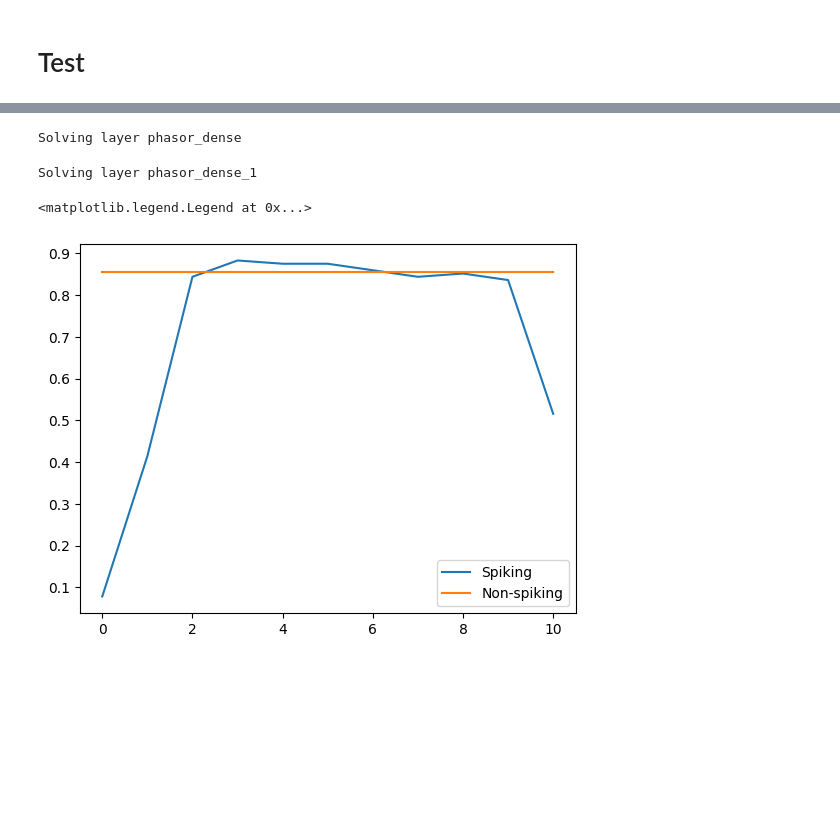
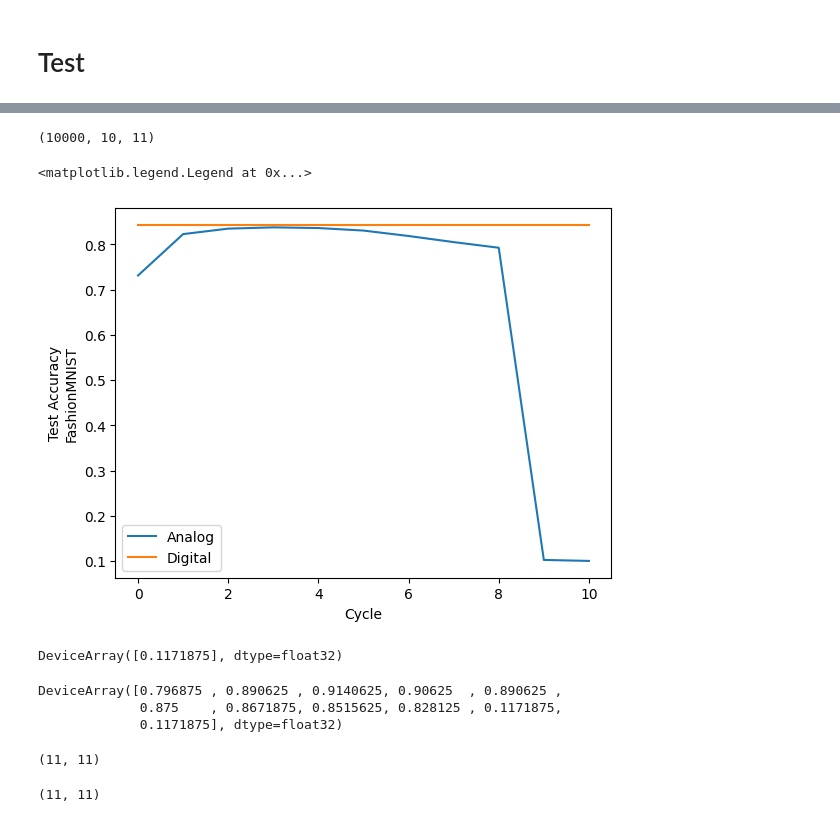
Before and after one commit to wilkieolin/phasor_jax, a Jupyter notebook: fashion test mlp.ipynb, the cells around one changed output, grey strips where cells are left out. Drawn from its saved outputs; the diff is of its cells as text; code cells hidden in the pictures; blank space fills up the shorter version.

```diff
--- a/fashion test mlp.ipynb
+++ b/fashion test mlp.ipynb
@@ -166,2 +199,0 @@ Test set accuracy is  0.8433
-# %%
-b = next(iter(test_ds))
@@ -217,0 +214,3 @@ plt.plot(test_acc * np.ones_like(test_acc_spk), label="Atemporal")
+# %%
+eval_fn_spk = lambda x: model.apply(params_t, key, x, spiking=True,)
+phase = eval_fn_spk(x)
@@ -319,13 +223,17 @@ Text(0.5, 1.0, 'Post-Train Phases')
-# %%
-accs = accuracy_quadrature(model, key, params_t, x, y, spiking=True)
-spiking_acc = jnp.mean(accs, axis=1)
-# %% [output]
-Solving layer phasor_dense
-Solving layer phasor_dense_1
-# %%
-plt.plot(spiking_acc, label="Spiking")
-plt.plot(jnp.ones_like(spiking_acc)* jnp.mean(preds), label="Non-spiking")
-plt.legend()
-# %% [output]
-<matplotlib.legend.Legend at 0x...>
-[figure, removed]
+# %%
+phase_spk2 = jnp.concatenate(phase_spk, axis=0)
+# %%
+phase_spk2.shape
+# %% [output]
+(10000, 10, 11)
+# %%
+full_test_acc = np.mean(accuracy_quadrature(phase_spk2, y_test), axis=1)
+# %%
+plt.plot(full_test_acc, label="Analog")
+plt.plot(test_acc * np.ones_like(test_acc_spk), label="Digital")
+plt.xlabel("Cycle")
+plt.ylabel("Test Accuracy\nFashionMNIST")
+plt.legend()
+# %% [output]
+<matplotlib.legend.Legend at 0x...>
+[figure, added]
@@ -331,0 +242,10 @@ plt.legend()
+# %%
+np.mean(accuracy_quadrature(eval_fn_spk_masked(x, 1.0), y), axis=1)
+# %% [output]
+DeviceArray([0.1171875], dtype=float32)
+# %%
+np.mean(accuracy_quadrature(eval_fn_spk_masked(x, 0.00), y), axis=1)
+# %% [output]
+DeviceArray([0.796875 , 0.890625 , 0.9140625, 0.90625  , 0.890625 ,
+             0.875    , 0.8671875, 0.8515625, 0.828125 , 0.1171875,
+             0.1171875], dtype=float32)
@@ -331,0 +265,8 @@ plt.legend()
+# %%
+ama.shape
+# %% [output]
+(11, 11)
+# %%
+ama.shape
+# %% [output]
+(11, 11)
```
Also changed, not shown: parts of 53 cells of this notebook, 3 other files.
